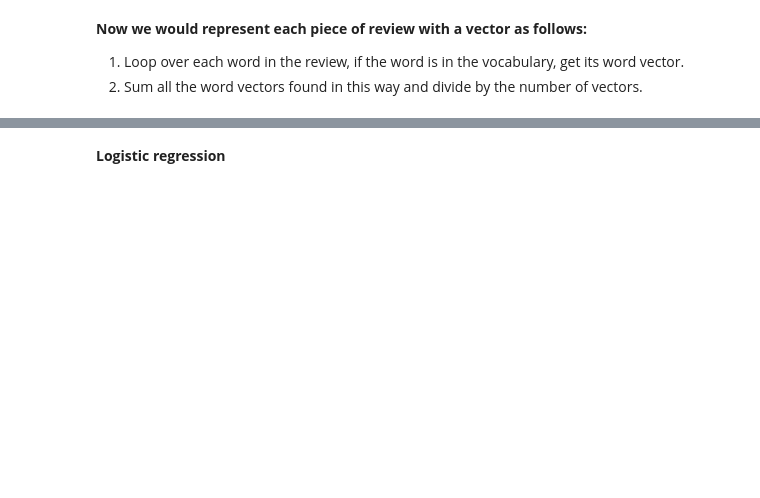
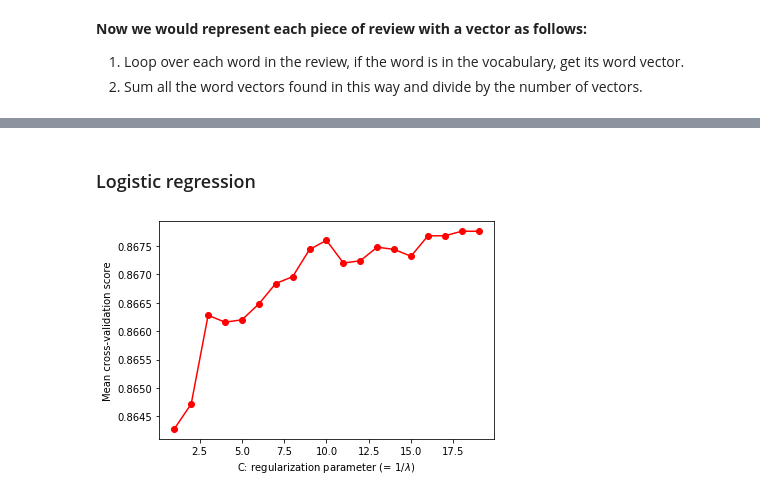
Before and after one commit to Jagadeesh06/Movie_reviews_sentiment_analysis, a Jupyter notebook: movie_sentiment_analysis.ipynb, the cells around one changed output, grey strips where cells are left out. Cells and saved outputs as stored; diff of their text form; code cells hidden in the pictures; blank space fills up the shorter version.

```diff
--- a/movie_sentiment_analysis.ipynb
+++ b/movie_sentiment_analysis.ipynb
@@ -259,10 +280,11 @@ sent_tokenize(s)
 # %% [output]
 ['Mr. Bean came home yesterday.', 'Whoo!', 'are you coming?']
 # %%
-def text_to_words( review, remove_stopwords=False ):
+from bs4 import BeautifulSoup
+def text_to_words(review, remove_stopwords=False ):
     # Function to convert a document to a sequence of words,
     # optionally removing stop words.  Returns a list of words.
-    #
+    review = BeautifulSoup(review).get_text()  #BeautifulSoup is used just to remove HTML tags from some of the reviews
     regex_tokenizer = RegexpTokenizer(r'([a-zA-Z]+)')
     words = regex_tokenizer.tokenize(review.lower())
     if remove_stopwords:
@@ -300,26 +322,23 @@ import time
 #logging.basicConfig(format='%(asctime)s : %(levelname)s : %(message)s',level=logging.INFO)
 
 # Set parameter values for word2vec model
-num_features = 200    # Word vector dimensionality
+num_features = 500    # Word vector dimensionality
 min_word_count = 30   # Minimum word count
-num_workers = 4       # Number of threads to run in parallel
-context = 10          # Context window size
+workers = 4       # Number of threads to run in parallel
+window = 10          # Context window size
 downsampling = 1e-3   # Downsample setting for frequent words
 
 # Initialize and train the model (this will take some time)
 from gensim.models import word2vec
 start = time.time()
-model = word2vec.Word2Vec(sentences, workers=num_workers,
+model = word2vec.Word2Vec(sentences, workers=workers,
             size=num_features, min_count = min_word_count,
-            window = context, sample = downsampling)
+            window = window, sample = downsampling)
 
-# If you don't plan to train the model any further, calling
-# init_sims will make the model much more memory-efficient.
-model.init_sims(replace=True)
+#model.init_sims(replace=True)
 end = time.time()
 print('Took {} mins.'.format((end - start)/60))
-# It can be helpful to create a meaningful model name and
-# save the model for later use. You can load it later using Word2Vec.load()
-model_name = "300features_40minwords_10context"
+# save the model for later use. Can load it later using Word2Vec.load()
+model_name = "500features_30minwords_10context"
 model.save(model_name)
 # %% [output]
@@ -409,2 +410,15 @@ print(test_wordvec_features.shape)
 # %% [markdown]
-**Logistic regression**
+### Logistic regression
+# %%
+C = np.arange(1,20,1)
+cv_scores = []
+for c in C:
+    clf_logreg_word2vec = LogisticRegression(C=c, solver='lbfgs',random_state=42, max_iter=1000)
+    cv_score = np.mean(cross_val_score(clf_logreg_word2vec, train_wordvec_features,y_train,cv=5))
+    cv_scores.append(cv_score)
+# %%
+_  = plt.plot(C,cv_scores, 'ro-')
+_=plt.xlabel('C: regularization parameter (= 1/$\lambda$)')
+_= plt.ylabel('Mean cross-validation score')
+# %% [output]
+[figure, added]
```
Also changed, not shown: parts of 58 cells of this notebook, 1 other file.
